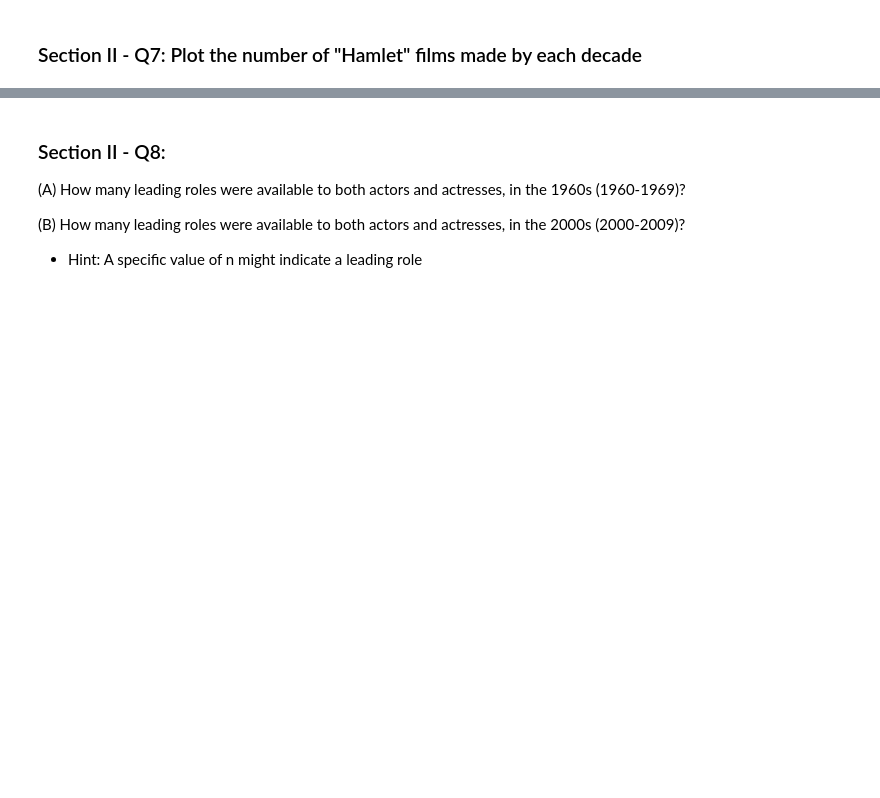
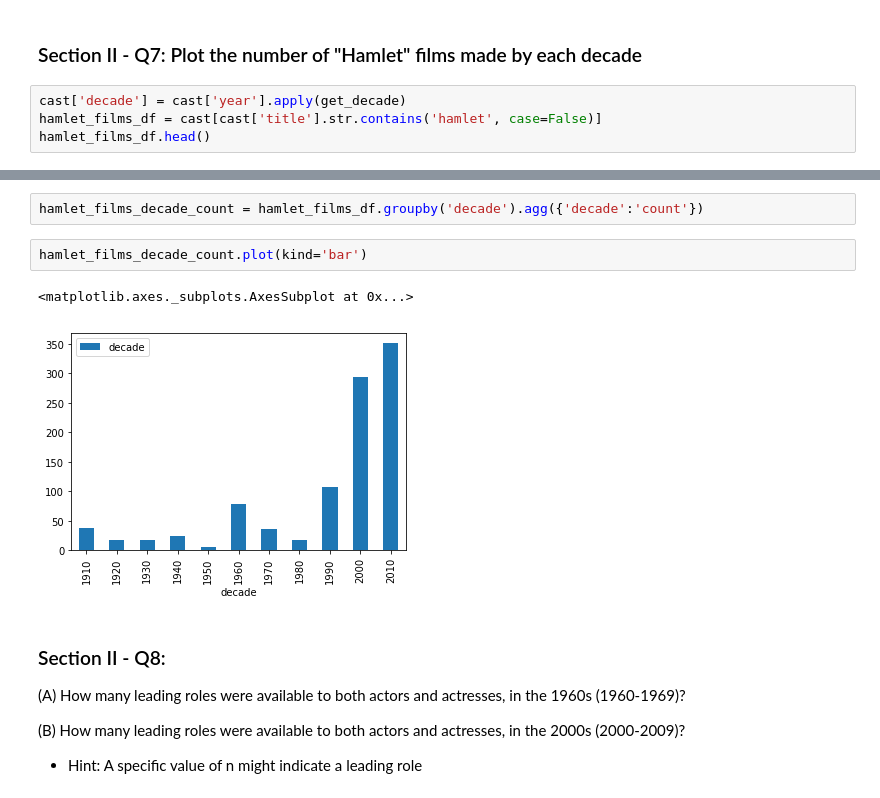
Before and after one commit to thechosen1xxx/mec-mini-projects, a Jupyter notebook: mec-5.3.10-data-wranging-with-pandas-mini-project/Mini_Project_Data_Wrangling_Pandas.ipynb, the cells around one changed output, grey strips where cells are left out. Cells and saved outputs as stored; diff of their text form; blank space fills up the shorter version.

```diff
--- a/mec-5.3.10-data-wranging-with-pandas-mini-project/Mini_Project_Data_Wrangling_Pandas.ipynb
+++ b/mec-5.3.10-data-wranging-with-pandas-mini-project/Mini_Project_Data_Wrangling_Pandas.ipynb
@@ -455,2 +574,6 @@ print(movies.head())
 # %% [markdown]
 ### Section II - Q7: Plot the number of "Hamlet" films made by each decade
+# %%
+cast['decade'] = cast['year'].apply(get_decade)
+hamlet_films_df = cast[cast['title'].str.contains('hamlet', case=False)]
+hamlet_films_df.head()
@@ -457,3 +587,10 @@ print(movies.head())
+# %%
+hamlet_films_decade_count = hamlet_films_df.groupby('decade').agg({'decade':'count'})
+# %%
+hamlet_films_decade_count.plot(kind='bar')
+# %% [output]
+<matplotlib.axes._subplots.AxesSubplot at 0x...>
+[figure, added]
 # %% [markdown]
 ### Section II - Q8:
 
```
Also changed, not shown: parts of 19 cells of this notebook.
